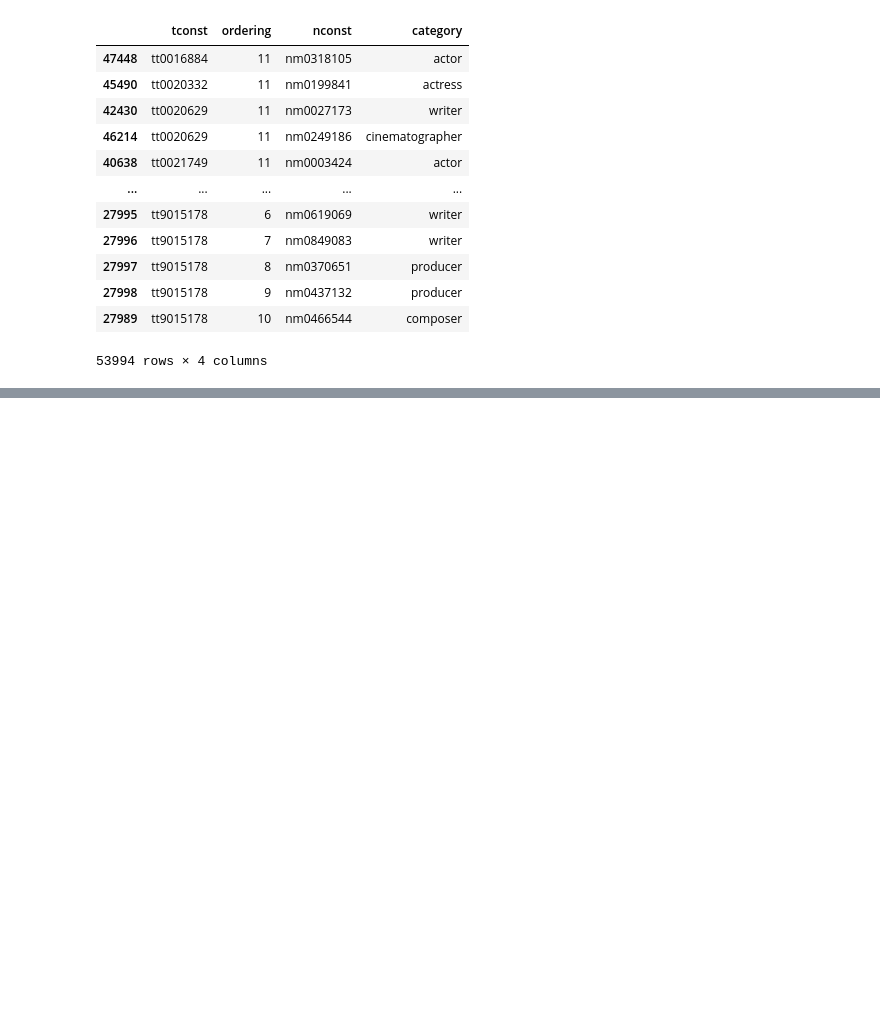
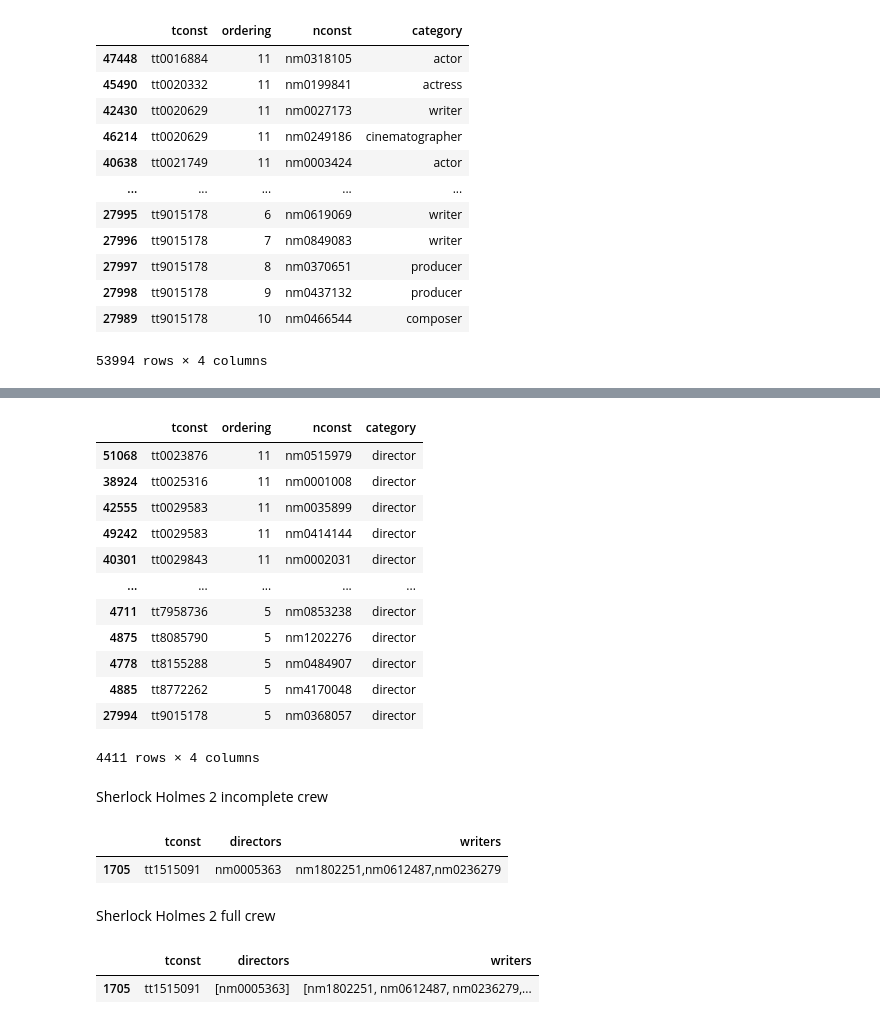
Before and after one commit to nsn116/Movie-Success-Predictor, a Jupyter notebook: data_preprocessing/Principals info.ipynb, the cells around one changed output, grey strips where cells are left out. Cells and saved outputs as stored; diff of their text form; code cells hidden in the pictures; blank space fills up the shorter version.

Commit message:
Merged everything together

```diff
--- a/data_preprocessing/Principals info.ipynb
+++ b/data_preprocessing/Principals info.ipynb
@@ -292,0 +271,2 @@ name_basics
+# %%
+principals_directors = principals_name_basics_no_dups[(principals_name_basics_no_dups['category'] == 'director')]
@@ -292,0 +289,16 @@ name_basics
+# %%
+principals_directors
+# %% [output]
+|  | tconst | ordering | nconst | category |
+| 51068 | tt0023876 | 11 | nm0515979 | director |
+| 38924 | tt0025316 | 11 | nm0001008 | director |
+| 42555 | tt0029583 | 11 | nm0035899 | director |
+| 49242 | tt0029583 | 11 | nm0414144 | director |
+| 40301 | tt0029843 | 11 | nm0002031 | director |
+| ... | ... | ... | ... | ... |
+| 4711 | tt7958736 | 5 | nm0853238 | director |
+| 4875 | tt8085790 | 5 | nm1202276 | director |
+| 4778 | tt8155288 | 5 | nm0484907 | director |
+| 4885 | tt8772262 | 5 | nm4170048 | director |
+| 27994 | tt9015178 | 5 | nm0368057 | director |
+4411 rows × 4 columns
@@ -292,0 +320,14 @@ name_basics
+# %% [markdown]
+Sherlock Holmes 2 incomplete crew
+# %%
+crew[crew['tconst'] == 'tt1515091']
+# %% [output]
+|  | tconst | directors | writers |
+| 1705 | tt1515091 | nm0005363 | nm1802251,nm0612487,nm0236279 |
+# %% [markdown]
+Sherlock Holmes 2 full crew
+# %%
+crew_merged_principals[crew_merged_principals['tconst'] == 'tt1515091']
+# %% [output]
+|  | tconst | directors | writers |
+| 1705 | tt1515091 | [nm0005363] | [nm1802251, nm0612487, nm0236279,... |
```
Also changed, not shown: parts of 31 cells of this notebook, 1 other file.
